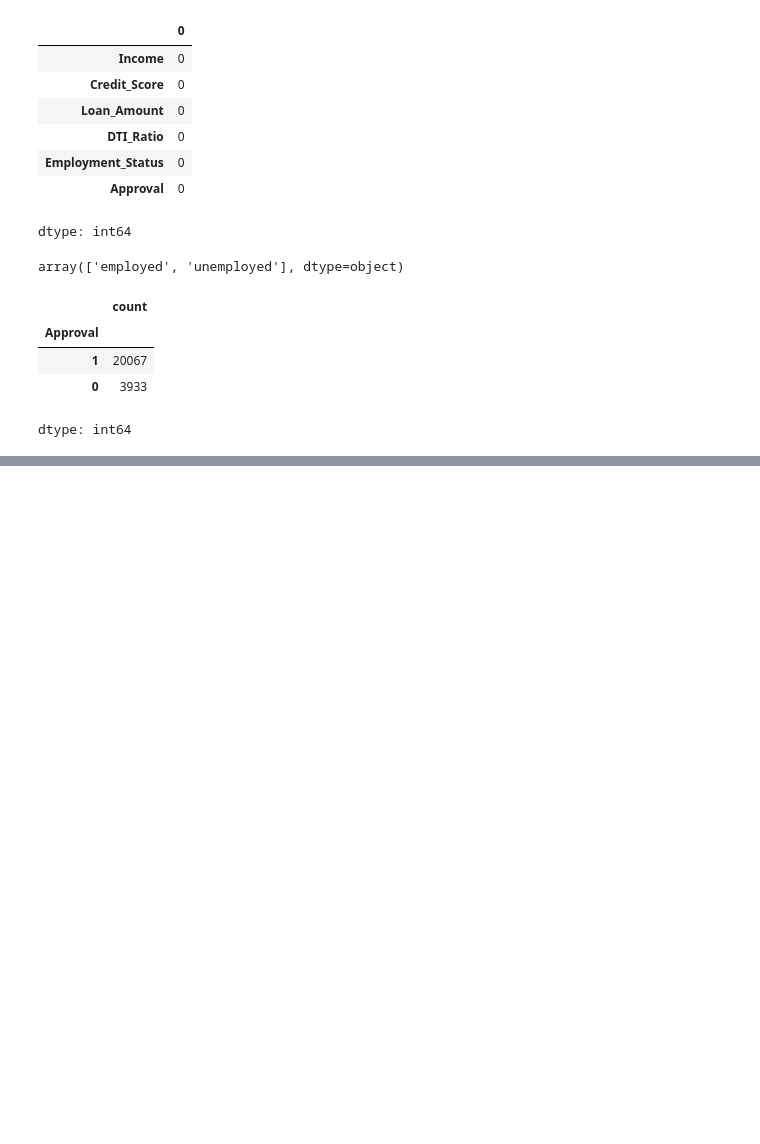
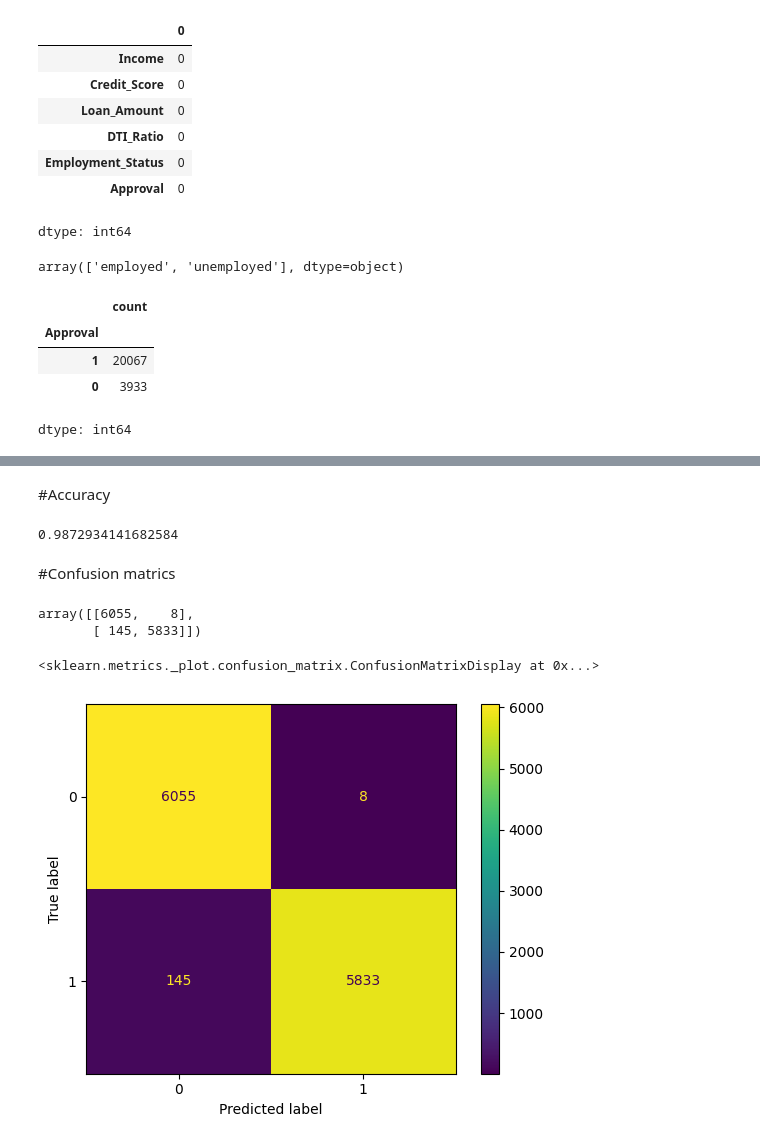
Before and after one commit to salih-salu/Loan_Approval_prediction_Machine_learning, a Jupyter notebook: Load_approval_prediction.ipynb, the cells around one changed output, grey strips where cells are left out. Drawn from its saved outputs; the diff is of its cells as text; code cells hidden in the pictures; blank space fills up the shorter version.

Commit message:
Created using Colab, model developed using KNN

```diff
--- a/Load_approval_prediction.ipynb
+++ b/Load_approval_prediction.ipynb
@@ -115,0 +203,4 @@ from imblearn.over_sampling import SMOTE
+# %%
+model = KNeighborsClassifier(n_neighbors=7)
+# %%
+model.fit(X_train, y_train)
@@ -115,0 +211,2 @@ from imblearn.over_sampling import SMOTE
+# %%
+y_pred = model.predict(X_test)
@@ -115,0 +221,21 @@ from imblearn.over_sampling import SMOTE
+# %% [markdown]
+#Accuracy
+# %%
+accu = accuracy_score(y_test, y_pred)
+accu
+# %% [output]
+0.9872934141682584
+# %% [markdown]
+#Confusion matrics
+# %%
+cm = confusion_matrix(y_test, y_pred)
+cm
+# %% [output]
+array([[6055,    8],
+       [ 145, 5833]])
+# %%
+cmd = ConfusionMatrixDisplay(cm)
+cmd.plot()
+# %% [output]
+<sklearn.metrics._plot.confusion_matrix.ConfusionMatrixDisplay at 0x...>
+[figure, added]
```
Also changed, not shown: parts of 18 cells of this notebook.
